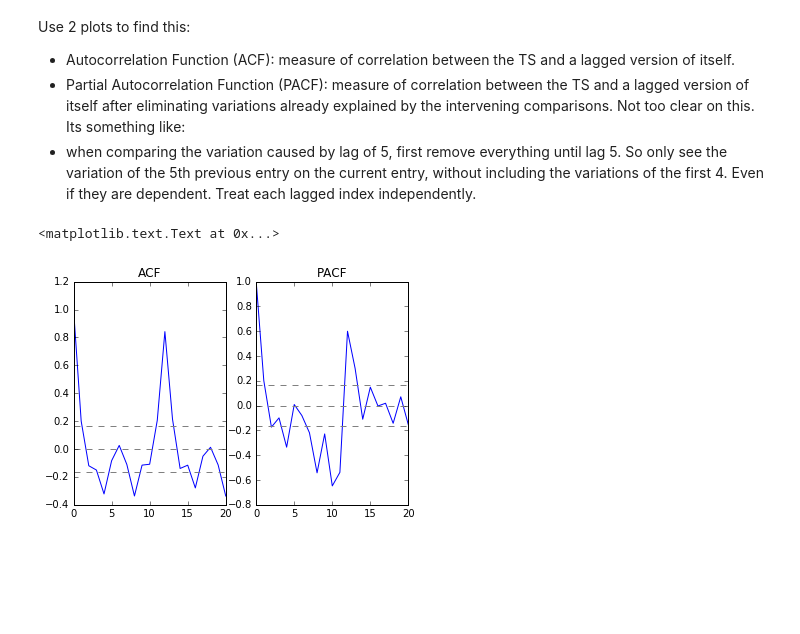
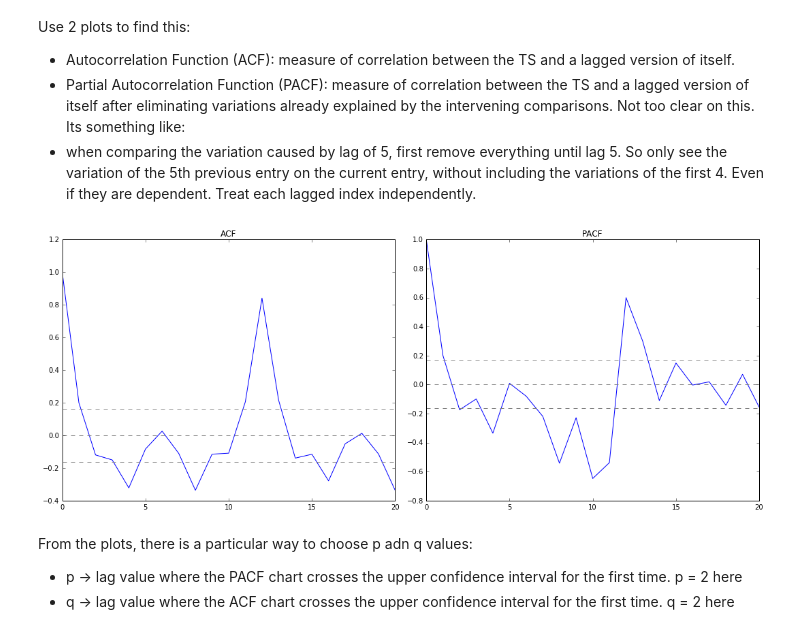
Before and after one commit to YangYanyan1020/bigdata_analytics, a Jupyter notebook: playground/statsmodels-nb.ipynb, the cells around one changed output. Cells and saved outputs as stored; diff of their text form; code cells hidden in the pictures; blank space fills up the shorter version.

Commit message:
time series tutorial done

```diff
--- a/playground/statsmodels-nb.ipynb
+++ b/playground/statsmodels-nb.ipynb
@@ -508,23 +484,28 @@ lag_pacf = pacf(ts_log_diff, nlags=20, method='ols')
 # %%
 # Plot ACF
 plt.subplot(121)
 plt.plot(lag_acf)
 plt.axhline(y=0, linestyle='--', color='gray')
 # 95% of normal distribution lies between -1.96 to 1.96
 # 95% confidence interval
 plt.axhline(y=-1.96/np.sqrt(len(ts_log_diff)), linestyle='--', color='gray')
 plt.axhline(y=1.96/np.sqrt(len(ts_log_diff)), linestyle='--', color='gray')
 plt.title('ACF')
+plt.tight_layout()
 
 # Plot PACF:
 plt.subplot(122)
 plt.plot(lag_pacf)
 plt.axhline(y=0, linestyle='--', color='gray')
 # 95% of normal distribution lies between -1.96 to 1.96
 # 95% confidence interval
 plt.axhline(y=-1.96/np.sqrt(len(ts_log_diff)), linestyle='--', color='gray')
 plt.axhline(y=1.96/np.sqrt(len(ts_log_diff)), linestyle='--', color='gray')
 plt.title('PACF')
+plt.tight_layout()
 # %% [output]
-<matplotlib.text.Text at 0x...>
-[figure, old version]
+[figure, new version]
+# %% [markdown]
+From the plots, there is a particular way to choose p adn q values:
+* p -> lag value where the PACF chart crosses the upper confidence interval for the first time. p = 2 here
+* q -> lag value where the ACF chart crosses the upper confidence interval for the first time. q = 2 here
```
Also changed, not shown: parts of 14 cells of this notebook, 2 other files.
